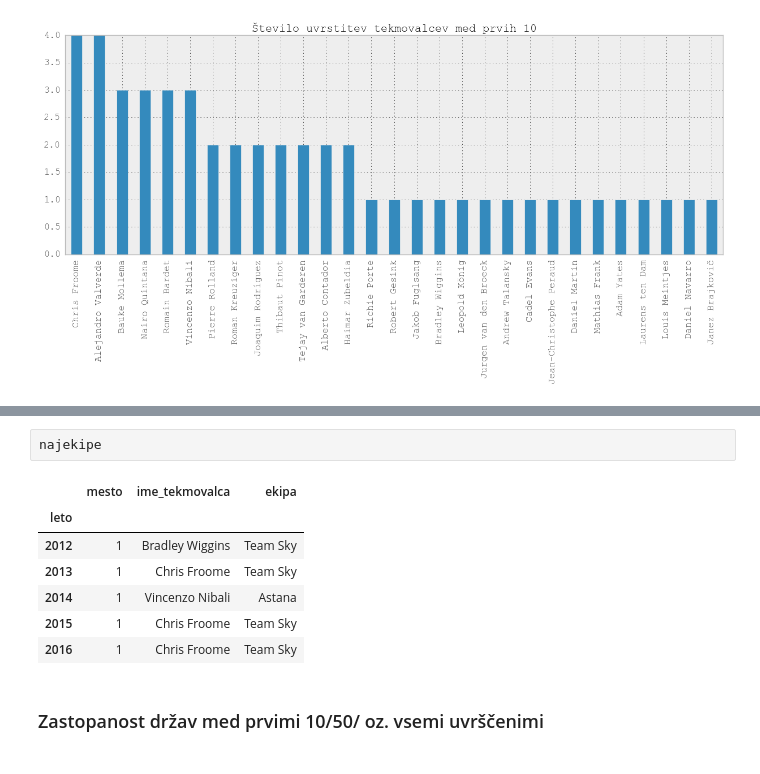
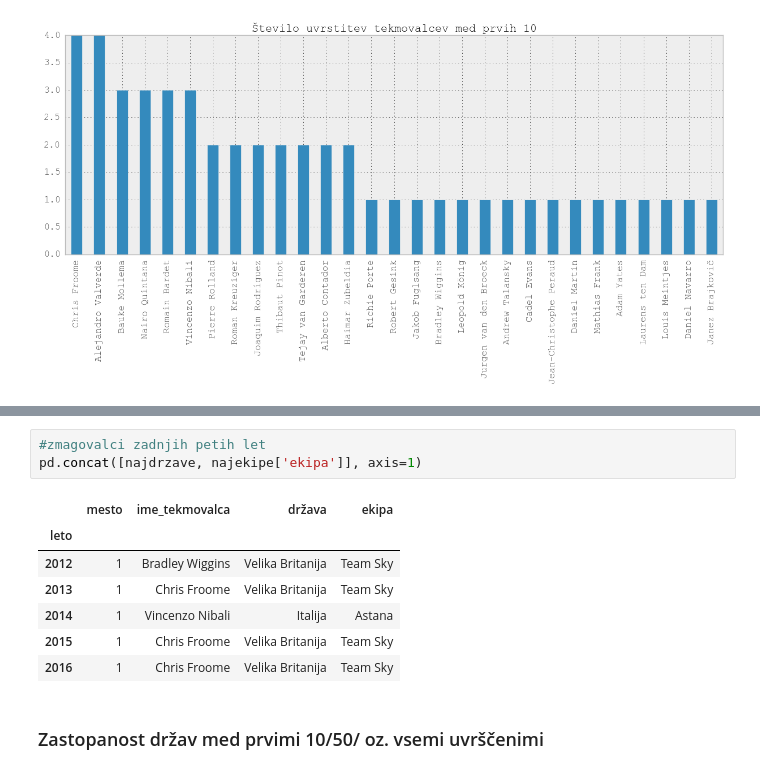
Before and after one commit to aeTS/Projekt-PRO1, a Jupyter notebook: Projekt_analiza_Tour.ipynb, the cells around one changed output, grey strips where cells are left out. Drawn from its saved outputs; the diff is of its cells as text.

```diff
--- a/Projekt_analiza_Tour.ipynb
+++ b/Projekt_analiza_Tour.ipynb
@@ -84,12 +89,13 @@ najdrzave
-# %%
-najekipe
-# %% [output]
-|  | mesto | ime_tekmovalca | ekipa |
-| leto |  |  |  |
-| 2012 | 1 | Bradley Wiggins | Team Sky |
-| 2013 | 1 | Chris Froome | Team Sky |
-| 2014 | 1 | Vincenzo Nibali | Astana |
-| 2015 | 1 | Chris Froome | Team Sky |
-| 2016 | 1 | Chris Froome | Team Sky |
+# %%
+#zmagovalci zadnjih petih let
+pd.concat([najdrzave, najekipe['ekipa']], axis=1)
+# %% [output]
+|  | mesto | ime_tekmovalca | država | ekipa |
+| leto |  |  |  |  |
+| 2012 | 1 | Bradley Wiggins | Velika Britanija | Team Sky |
+| 2013 | 1 | Chris Froome | Velika Britanija | Team Sky |
+| 2014 | 1 | Vincenzo Nibali | Italija | Astana |
+| 2015 | 1 | Chris Froome | Velika Britanija | Team Sky |
+| 2016 | 1 | Chris Froome | Velika Britanija | Team Sky |
 # %% [markdown]
 ### Zastopanost držav med prvimi 10/50/ oz. vsemi uvrščenimi
```
Also changed, not shown: parts of 37 cells of this notebook.
